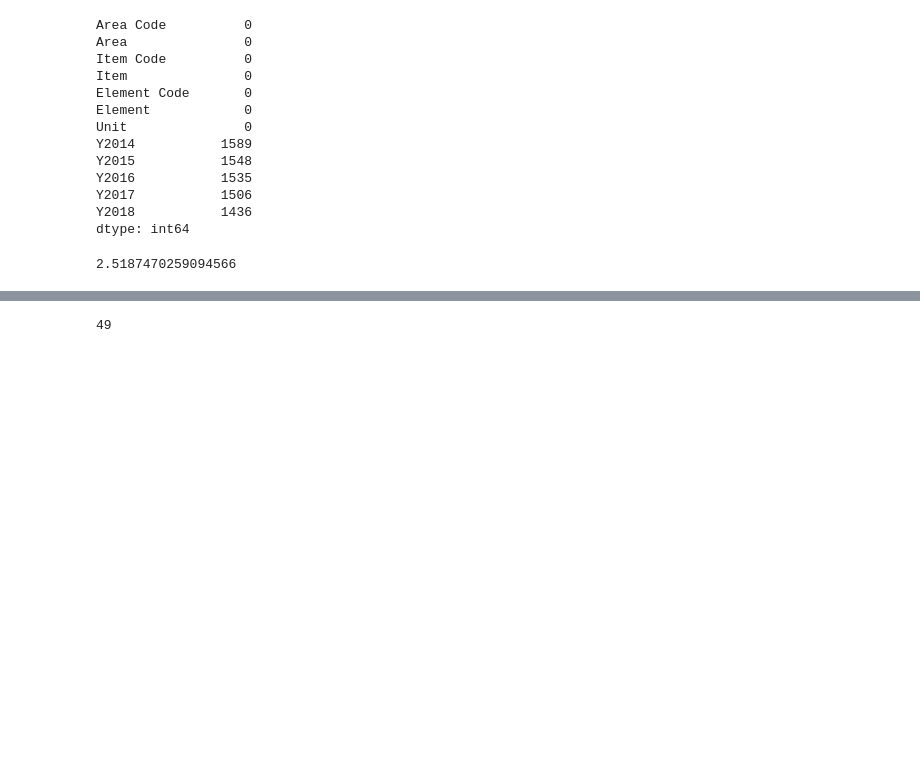
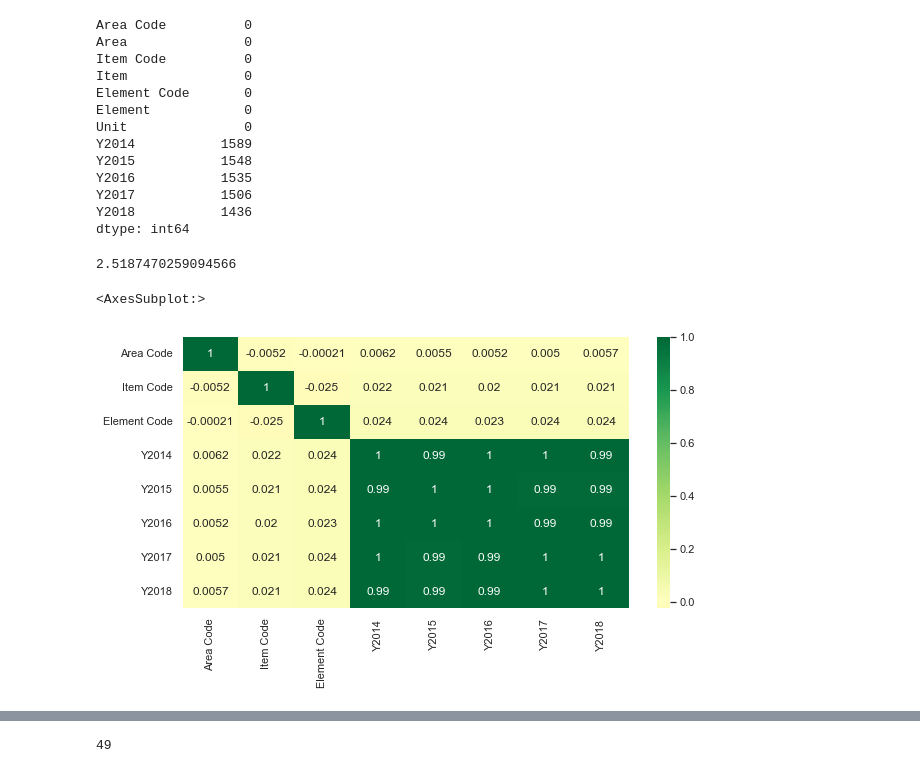
Before and after one commit to Godson199/Hamoye-internship, a Jupyter notebook: Hamoye_Internship_Stage_A_Graded_Quiz.ipynb, the cells around one changed output, grey strips where cells are left out. Cells and saved outputs as stored; diff of their text form; code cells hidden in the pictures; blank space fills up the shorter version.

```diff
--- a/Hamoye_Internship_Stage_A_Graded_Quiz.ipynb
+++ b/Hamoye_Internship_Stage_A_Graded_Quiz.ipynb
@@ -87,3 +90,9 @@ dtype: int64
 (1535/len(food_df["Y2015"])) * 100
 # %% [output]
 2.5187470259094566
+# %%
+# Checking correlations and relationship
+sns.heatmap(food_df.corr(), cmap='RdYlGn', annot = True, center = 0)
+# %% [output]
+<AxesSubplot:>
+[figure, added]
```
Also changed, not shown: parts of 13 cells of this notebook, 1 other file.
